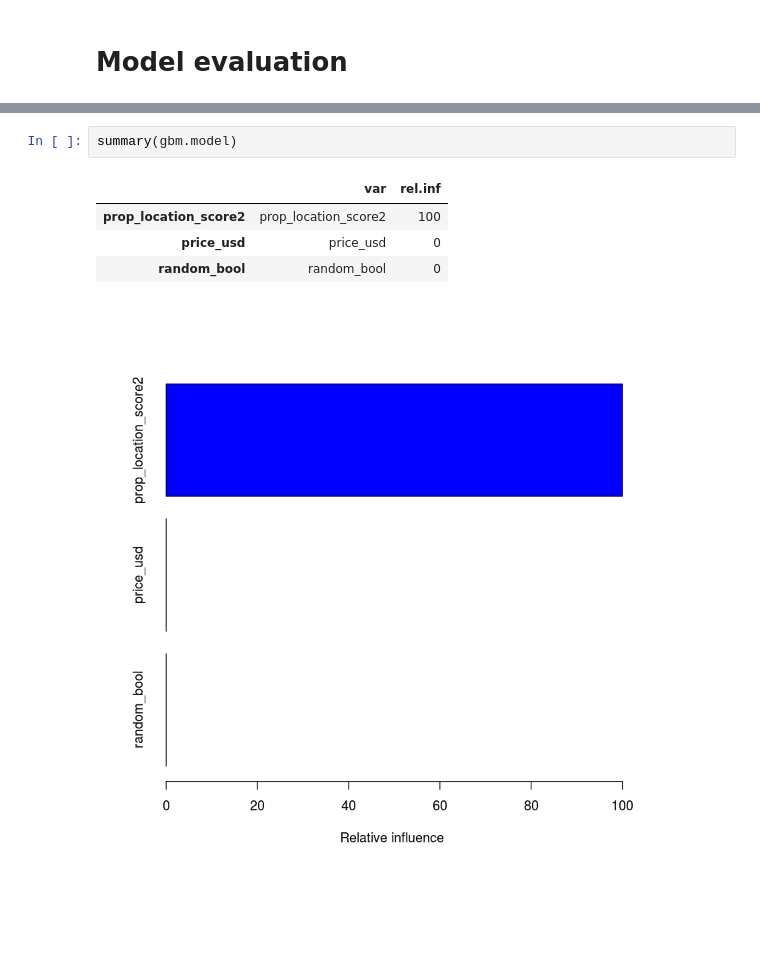
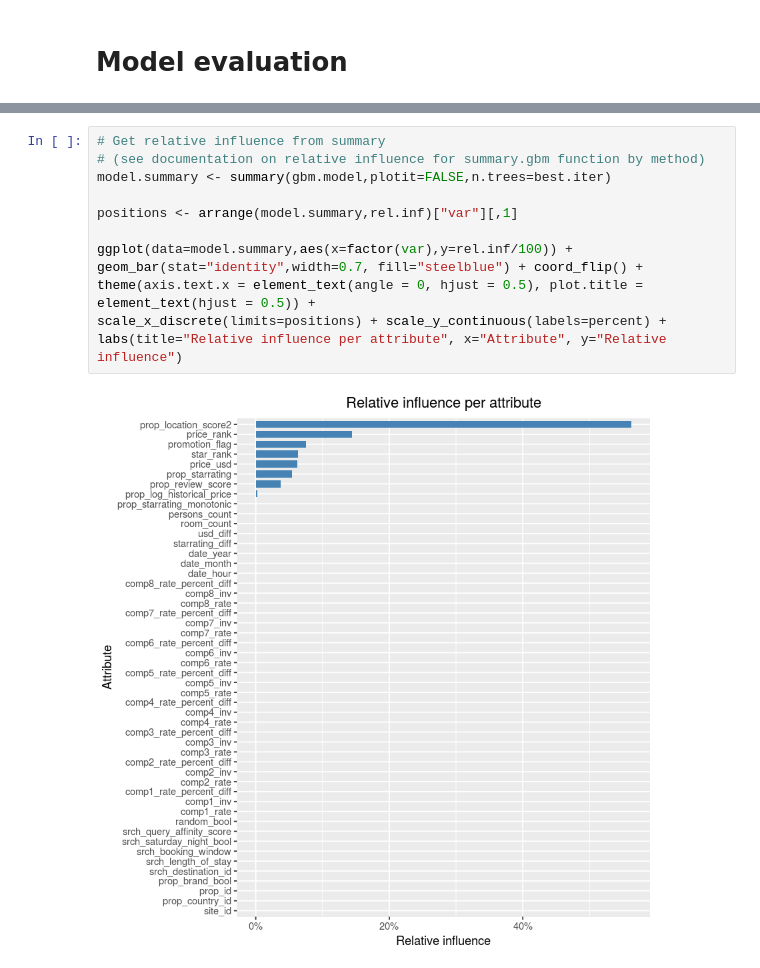
Before and after one commit to silesbu/dmt41, a Jupyter notebook: assignment2/R_lambdamart_model.ipynb, the cells around one changed output, grey strips where cells are left out. Cells and saved outputs as stored; diff of their text form; blank space fills up the shorter version.

```diff
--- a/assignment2/R_lambdamart_model.ipynb
+++ b/assignment2/R_lambdamart_model.ipynb
@@ -272,8 +323,14 @@ ndcg_mean(ranking)
-# %%
-summary(gbm.model)
-# %% [output]
-|  | var | rel.inf |
-| prop_location_score2 | prop_location_score2 | 100 |
-| price_usd | price_usd | 0 |
-| random_bool | random_bool | 0 |
-[figure, removed]
+# %%
+# Get relative influence from summary
+# (see documentation on relative influence for summary.gbm function by method)
+model.summary <- summary(gbm.model,plotit=FALSE,n.trees=best.iter)
+
+positions <- arrange(model.summary,rel.inf)["var"][,1]
+
+ggplot(data=model.summary,aes(x=factor(var),y=rel.inf/100)) +
+geom_bar(stat="identity",width=0.7, fill="steelblue") + coord_flip() +
+theme(axis.text.x = element_text(angle = 0, hjust = 0.5), plot.title = element_text(hjust = 0.5)) +
+scale_x_discrete(limits=positions) + scale_y_continuous(labels=percent) +
+labs(title="Relative influence per attribute", x="Attribute", y="Relative influence")
+# %% [output]
+[figure, added]
```
Also changed, not shown: parts of 12 cells of this notebook, 2 other files.
